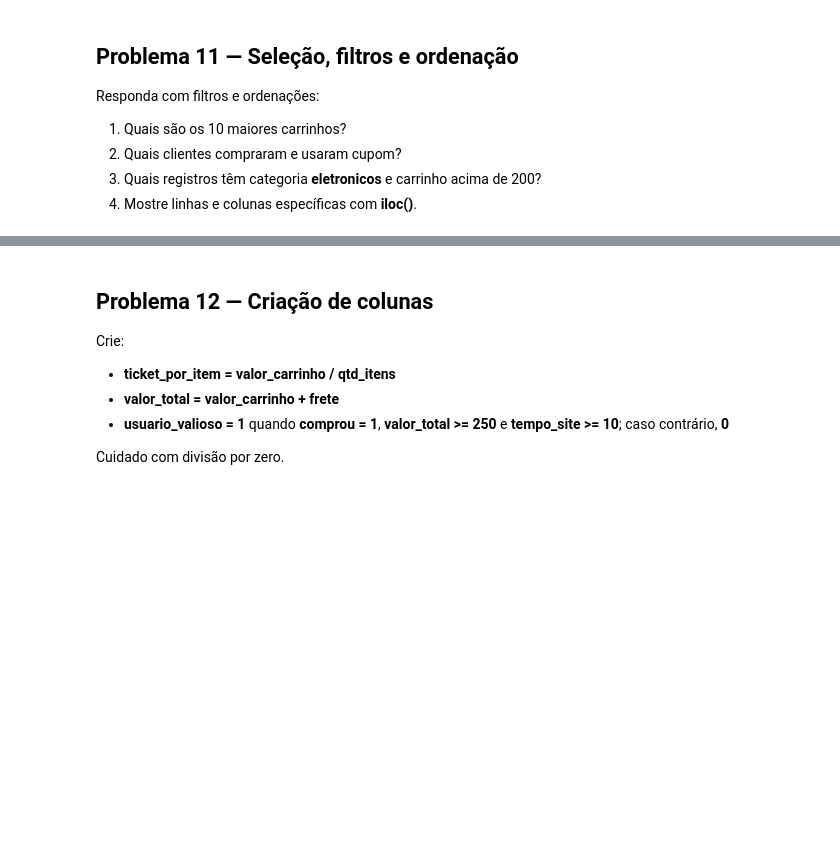
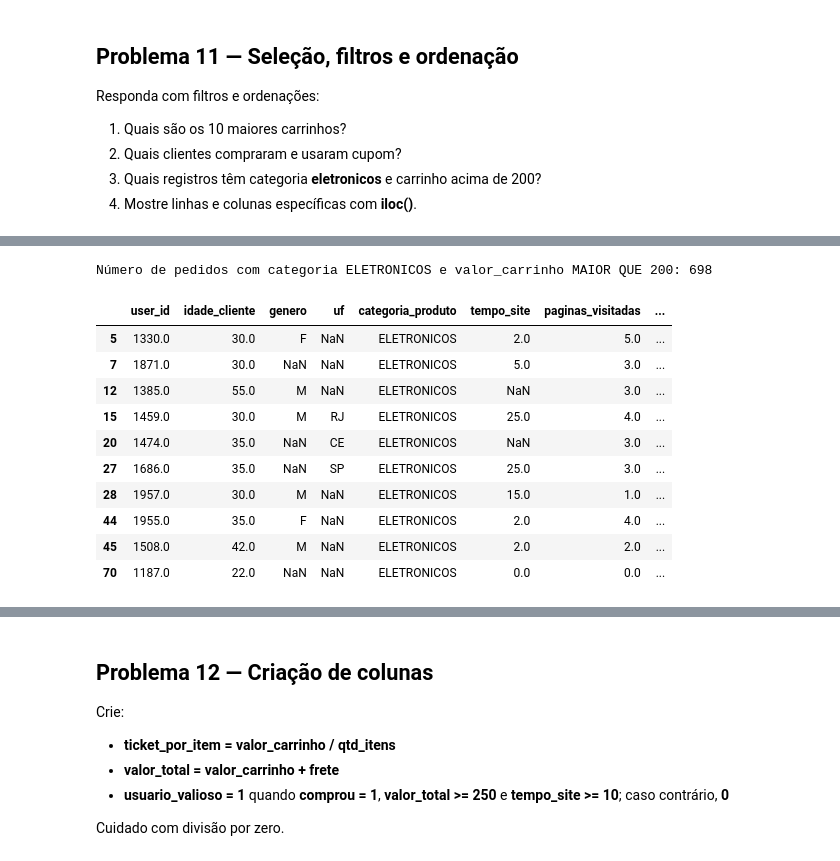
Before and after one commit to Somutt/revisao_py, a Jupyter notebook: 02_data_analysis/pandas_auditoria.ipynb, the cells around one changed output, grey strips where cells are left out. Cells and saved outputs as stored; diff of their text form; code cells hidden in the pictures; blank space fills up the shorter version.

```diff
--- a/02_data_analysis/pandas_auditoria.ipynb
+++ b/02_data_analysis/pandas_auditoria.ipynb
@@ -657,0 +861,18 @@ Responda com filtros e ordenações:
+# %%
+eletronicos_carrinho = (clean_df['categoria_produto'] == 'ELETRONICOS') & (clean_df['valor_carrinho'] >= 200)
+
+print('Número de pedidos com categoria ELETRONICOS e valor_carrinho MAIOR QUE 200:', len(clean_df[eletronicos_carrinho]) )
+clean_df[eletronicos_carrinho].head(10)
+# %% [output]
+Número de pedidos com categoria ELETRONICOS e valor_carrinho MAIOR QUE 200: 698
+|  | user_id | idade_cliente | genero | uf | categoria_produto | tempo_site | paginas_visitadas | ... |
+| 5 | 1330.0 | 30.0 | F | NaN | ELETRONICOS | 2.0 | 5.0 | ... |
+| 7 | 1871.0 | 30.0 | NaN | NaN | ELETRONICOS | 5.0 | 3.0 | ... |
+| 12 | 1385.0 | 55.0 | M | NaN | ELETRONICOS | NaN | 3.0 | ... |
+| 15 | 1459.0 | 30.0 | M | RJ | ELETRONICOS | 25.0 | 4.0 | ... |
+| 20 | 1474.0 | 35.0 | NaN | CE | ELETRONICOS | NaN | 3.0 | ... |
+| 27 | 1686.0 | 35.0 | NaN | SP | ELETRONICOS | 25.0 | 3.0 | ... |
+| 28 | 1957.0 | 30.0 | M | NaN | ELETRONICOS | 15.0 | 1.0 | ... |
+| 44 | 1955.0 | 35.0 | F | NaN | ELETRONICOS | 2.0 | 4.0 | ... |
+| 45 | 1508.0 | 42.0 | M | NaN | ELETRONICOS | 2.0 | 2.0 | ... |
+| 70 | 1187.0 | 22.0 | NaN | NaN | ELETRONICOS | 0.0 | 0.0 | ... |
```
Also changed, not shown: parts of 28 cells of this notebook.
